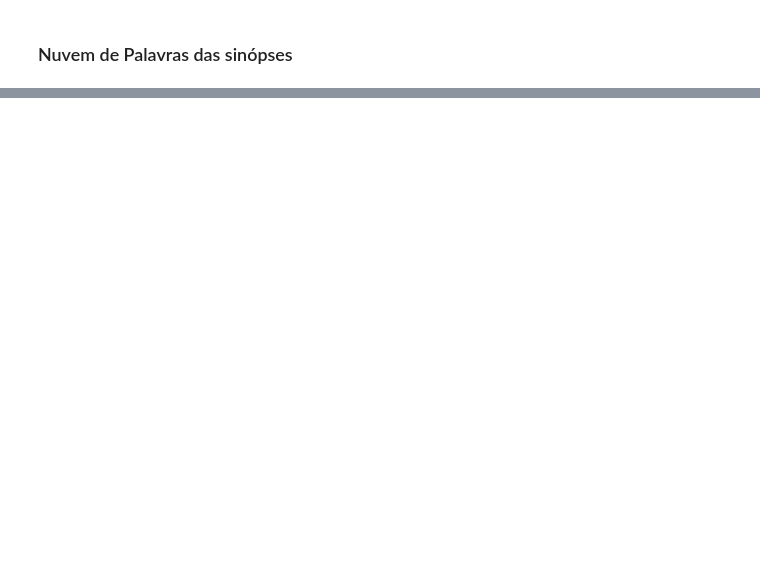
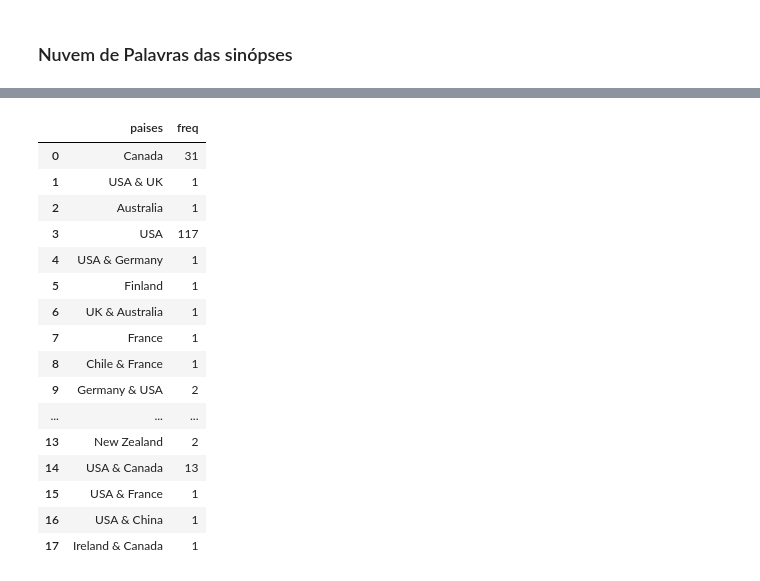
Before and after one commit to SCloves/filmes_de_natal_iMDb, a Jupyter notebook: filmes_natal_iMBDb.ipynb, the cells around one changed output, grey strips where cells are left out. Saved outputs shown, nothing was run; the diff lists cells and outputs as text; code cells hidden in the pictures; blank space fills up the shorter version.

```diff
--- a/filmes_natal_iMBDb.ipynb
+++ b/filmes_natal_iMBDb.ipynb
@@ -539,0 +566,4 @@ f.close()
+# %%
+
+dic = {'1938 - 1979': 0, '1980 - 1984':0, '1985 - 1989':0, '1990 - 1994':0, '1995 - 1999':0,
+      '2000 - 2004':0, '2005 - 2009':0, '2010 - 20017':0}
@@ -539,0 +721,23 @@ f.close()
+# %%
+df = pd.DataFrame()
+df['paises'] = dic.keys()
+df['freq'] = dic.values()
+df
+# %% [output]
+|  | paises | freq |
+| 0 | Canada | 31 |
+| 1 | USA & UK | 1 |
+| 2 | Australia | 1 |
+| 3 | USA | 117 |
+| 4 | USA & Germany | 1 |
+| 5 | Finland | 1 |
+| 6 | UK & Australia | 1 |
+| 7 | France | 1 |
+| 8 | Chile & France | 1 |
+| 9 | Germany & USA | 2 |
+| ... | ... | ... |
+| 13 | New Zealand | 2 |
+| 14 | USA & Canada | 13 |
+| 15 | USA & France | 1 |
+| 16 | USA & China | 1 |
+| 17 | Ireland & Canada | 1 |
```
Also changed, not shown: parts of 27 cells of this notebook.
